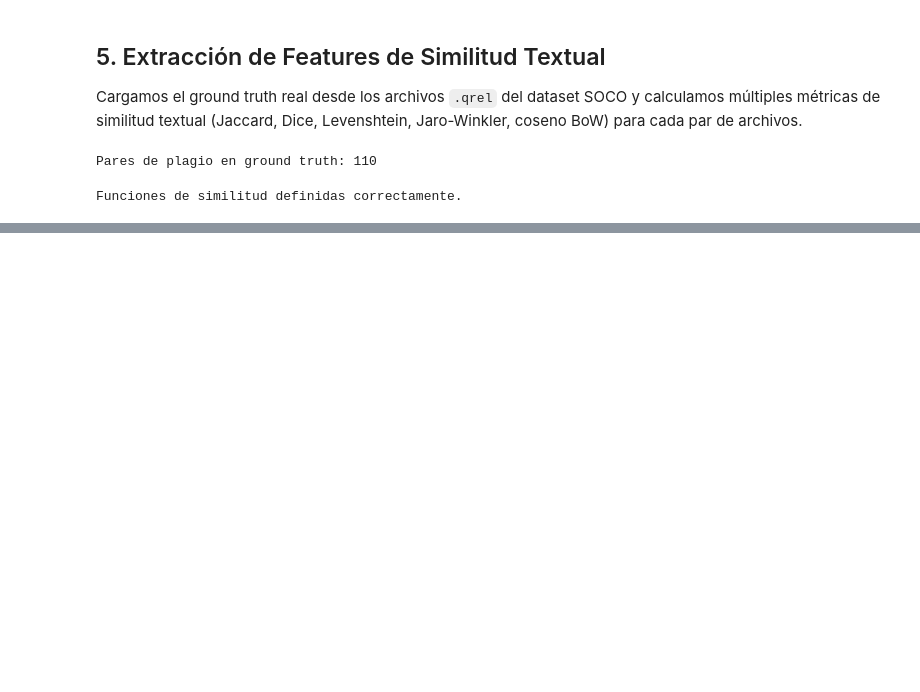
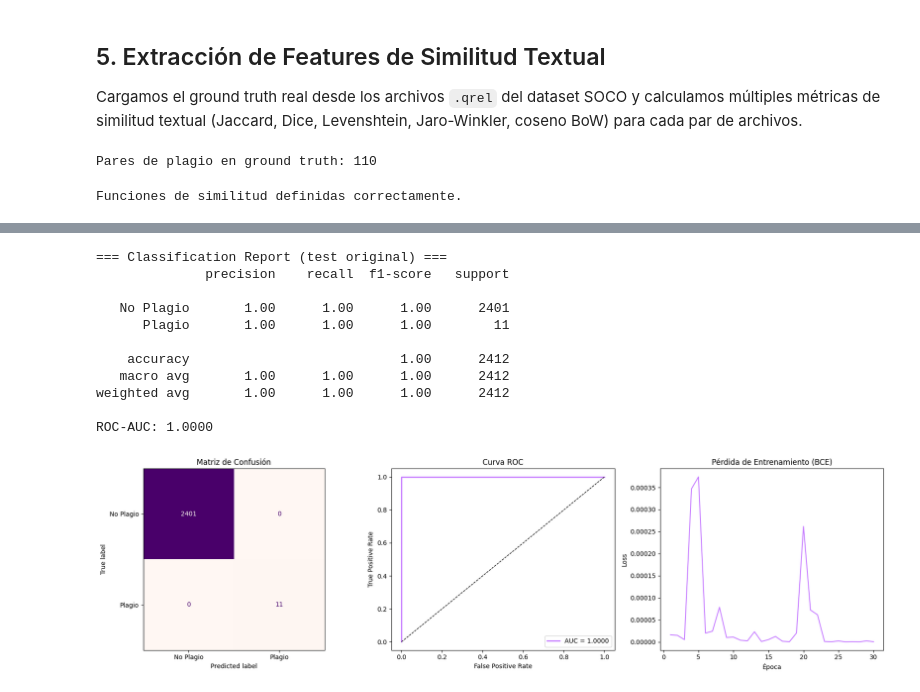
Before and after one commit to produce101levi/ai-plagiarism-detection-model, a Jupyter notebook: AI_plagiarism.ipynb, the cells around one changed output, grey strips where cells are left out. Cells and saved outputs as stored; diff of their text form; code cells hidden in the pictures; blank space fills up the shorter version.

```diff
--- a/AI_plagiarism.ipynb
+++ b/AI_plagiarism.ipynb
@@ -475,0 +447,6 @@ ROC-AUC: 1.0000
+# %%
+# ── Entrenar modelo ─────────────────────────────────────────────────────────
+history = model.fit(
+    X_train_cnn, y_train_res,
+    epochs=30, batch_size=64
+)
@@ -475,0 +471,47 @@ ROC-AUC: 1.0000
+# %%
+# ── Evaluar sobre test original (sin SMOTE-ENN) ─────────────────────────────
+y_proba = model.predict(X_test_cnn, verbose=0).ravel()
+y_pred = (y_proba >= 0.5).astype(int)
+
+print("\n=== Classification Report (test original) ===")
+print(classification_report(y_test, y_pred, target_names=["No Plagio", "Plagio"]))
+print(f"ROC-AUC: {roc_auc_score(y_test, y_proba):.4f}")
+
+# ── Gráficas ────────────────────────────────────────────────────────────────
+fig, axes = plt.subplots(1, 3, figsize=(18, 5))
+
+ConfusionMatrixDisplay(confusion_matrix(y_test, y_pred),
+                       display_labels=["No Plagio", "Plagio"]).plot(
+    ax=axes[0], cmap="RdPu", colorbar=False
+)
+axes[0].set_title("Matriz de Confusión")
+
+fpr, tpr, _ = roc_curve(y_test, y_proba)
+axes[1].plot(fpr, tpr, color="#c77dff", lw=2,
+             label=f"AUC = {roc_auc_score(y_test, y_proba):.4f}")
+axes[1].plot([0, 1], [0, 1], "k--", lw=1)
+axes[1].set_xlabel("False Positive Rate")
+axes[1].set_ylabel("True Positive Rate")
+axes[1].set_title("Curva ROC")
+axes[1].legend()
+
+axes[2].plot(range(1, len(history.history["loss"]) + 1), history.history["loss"], color="#c77dff")
+axes[2].set_title("Pérdida de Entrenamiento (BCE)")
+axes[2].set_xlabel("Época")
+axes[2].set_ylabel("Loss")
+
+plt.tight_layout()
+plt.show()
+# %% [output]
+=== Classification Report (test original) ===
+              precision    recall  f1-score   support
+
+   No Plagio       1.00      1.00      1.00      2401
+      Plagio       1.00      1.00      1.00        11
+
+    accuracy                           1.00      2412
+   macro avg       1.00      1.00      1.00      2412
+weighted avg       1.00      1.00      1.00      2412
+
+ROC-AUC: 1.0000
+[figure, added]
```
Also changed, not shown: parts of 6 cells of this notebook, 1 other file.
